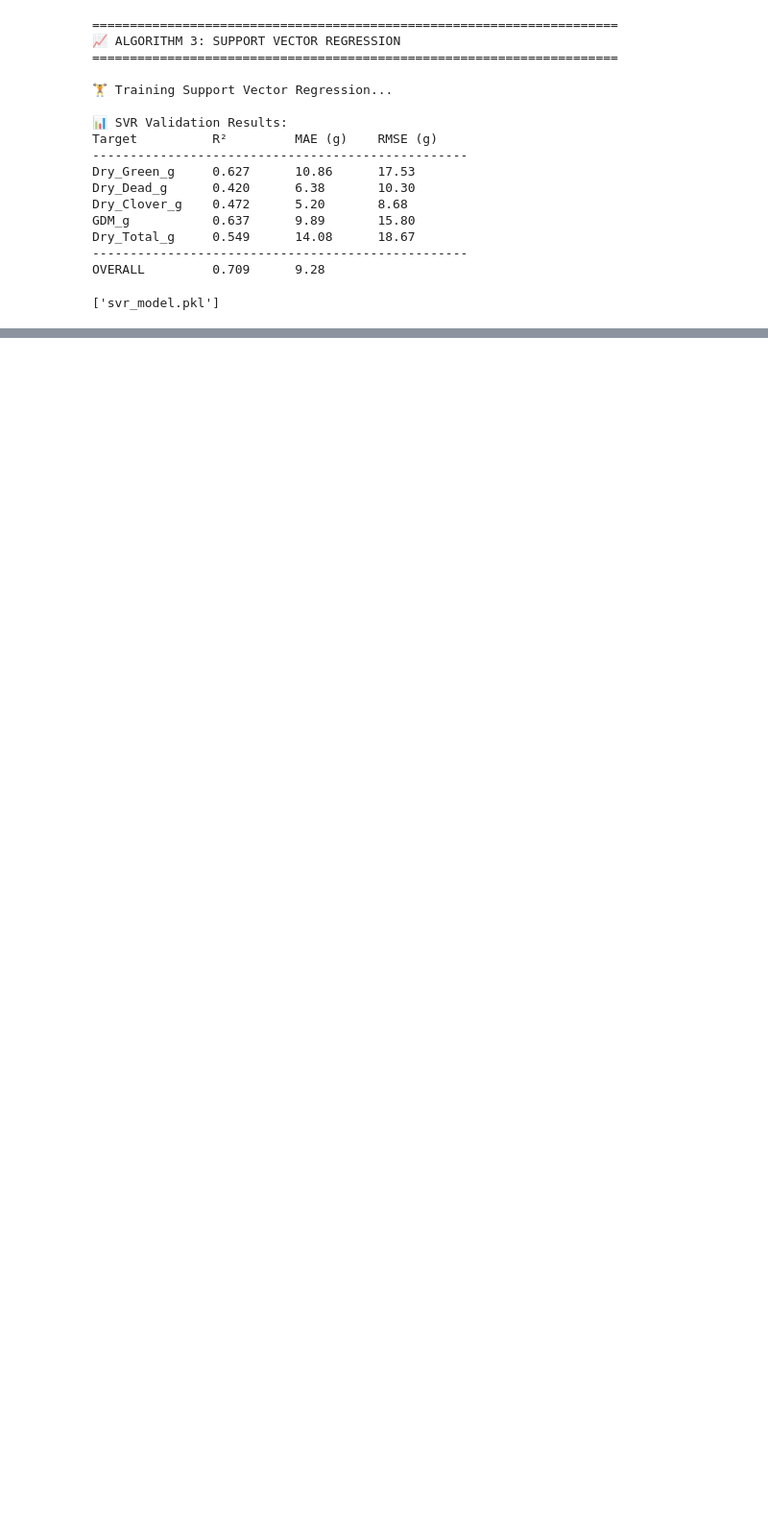
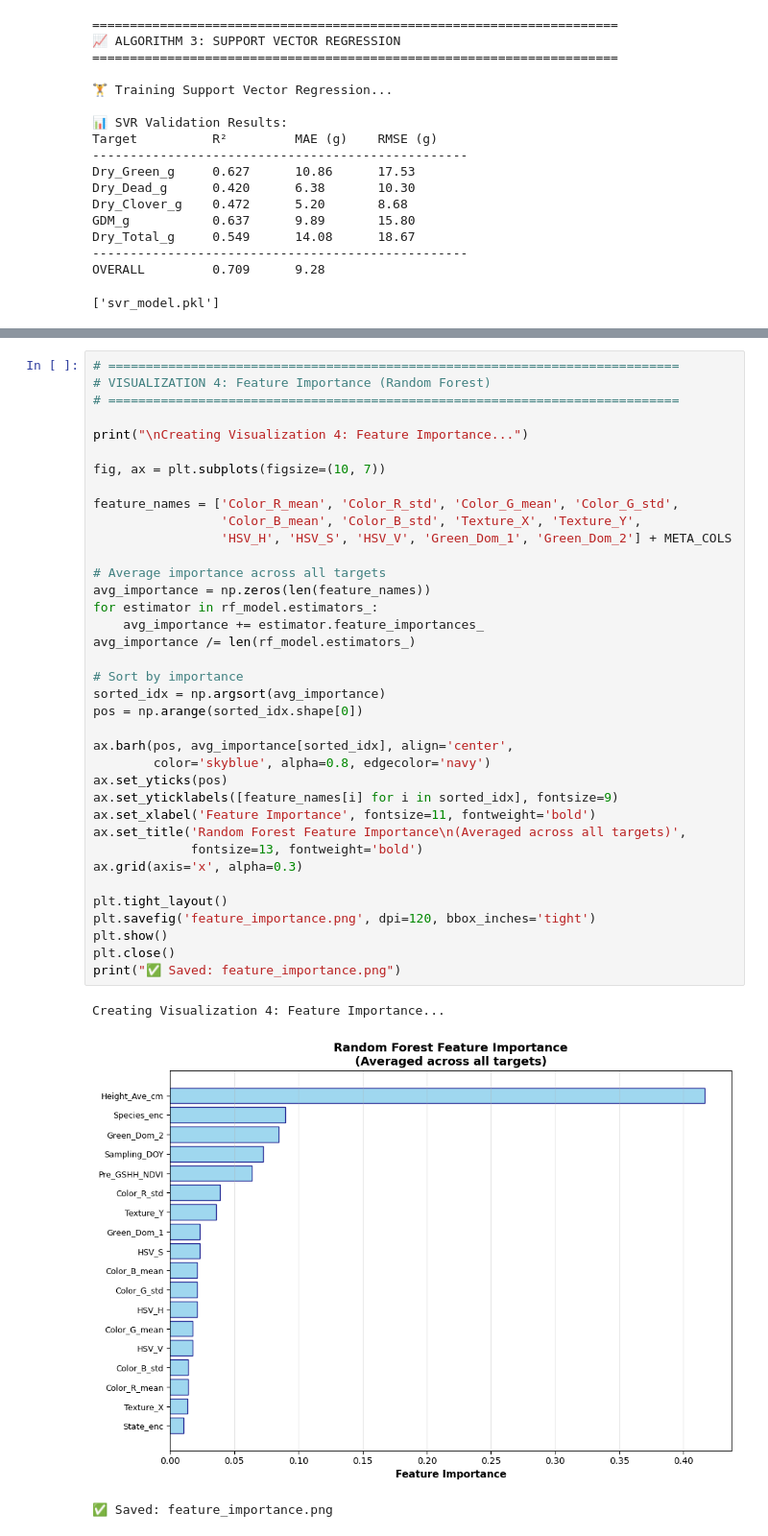
Before and after one commit to sangeethasanthiralingam/CSIRO-Image2Biomass-Prediction, a Jupyter notebook: notebookd42af575f1.ipynb, the cells around one changed output, grey strips where cells are left out. Shown at 96% size. Saved outputs shown, nothing was run; the diff lists cells and outputs as text; blank space fills up the shorter version.

```diff
--- a/notebookd42af575f1.ipynb
+++ b/notebookd42af575f1.ipynb
@@ -722,0 +1106,41 @@ plt.show()
+# %%
+# ============================================================================
+# VISUALIZATION 4: Feature Importance (Random Forest)
+# ============================================================================
+
+print("\nCreating Visualization 4: Feature Importance...")
+
+fig, ax = plt.subplots(figsize=(10, 7))
+
+feature_names = ['Color_R_mean', 'Color_R_std', 'Color_G_mean', 'Color_G_std',
+                 'Color_B_mean', 'Color_B_std', 'Texture_X', 'Texture_Y',
+                 'HSV_H', 'HSV_S', 'HSV_V', 'Green_Dom_1', 'Green_Dom_2'] + META_COLS
+
+# Average importance across all targets
+avg_importance = np.zeros(len(feature_names))
+for estimator in rf_model.estimators_:
+    avg_importance += estimator.feature_importances_
+avg_importance /= len(rf_model.estimators_)
+
+# Sort by importance
+sorted_idx = np.argsort(avg_importance)
+pos = np.arange(sorted_idx.shape[0])
+
+ax.barh(pos, avg_importance[sorted_idx], align='center',
+        color='skyblue', alpha=0.8, edgecolor='navy')
+ax.set_yticks(pos)
+ax.set_yticklabels([feature_names[i] for i in sorted_idx], fontsize=9)
+ax.set_xlabel('Feature Importance', fontsize=11, fontweight='bold')
+ax.set_title('Random Forest Feature Importance\n(Averaged across all targets)',
+             fontsize=13, fontweight='bold')
+ax.grid(axis='x', alpha=0.3)
+
+plt.tight_layout()
+plt.savefig('feature_importance.png', dpi=120, bbox_inches='tight')
+plt.show()
+plt.close()
+print("✅ Saved: feature_importance.png")
+# %% [output]
+Creating Visualization 4: Feature Importance...
+[figure, added]
+✅ Saved: feature_importance.png
```
Also changed, not shown: parts of 18 cells of this notebook.
